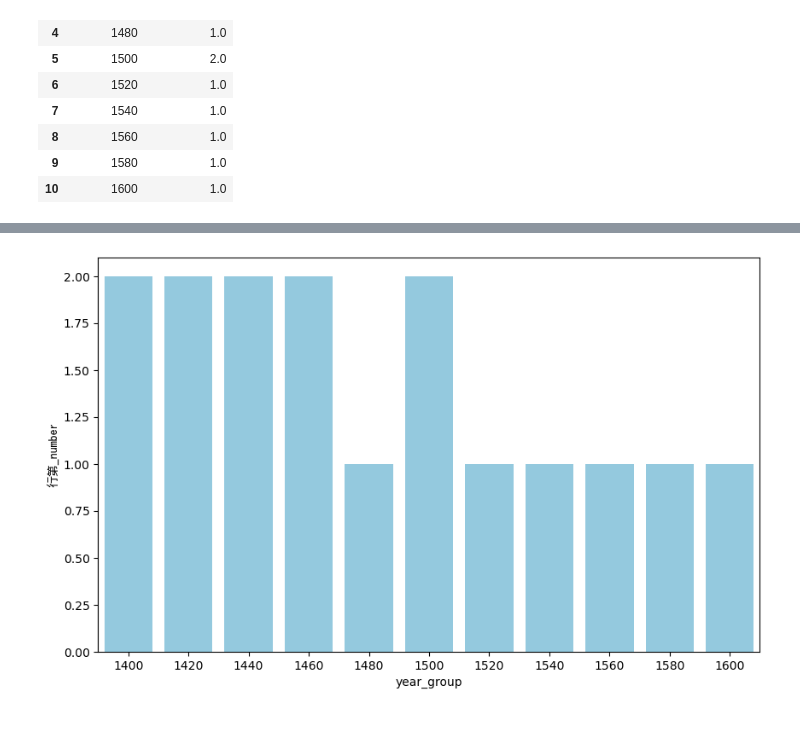
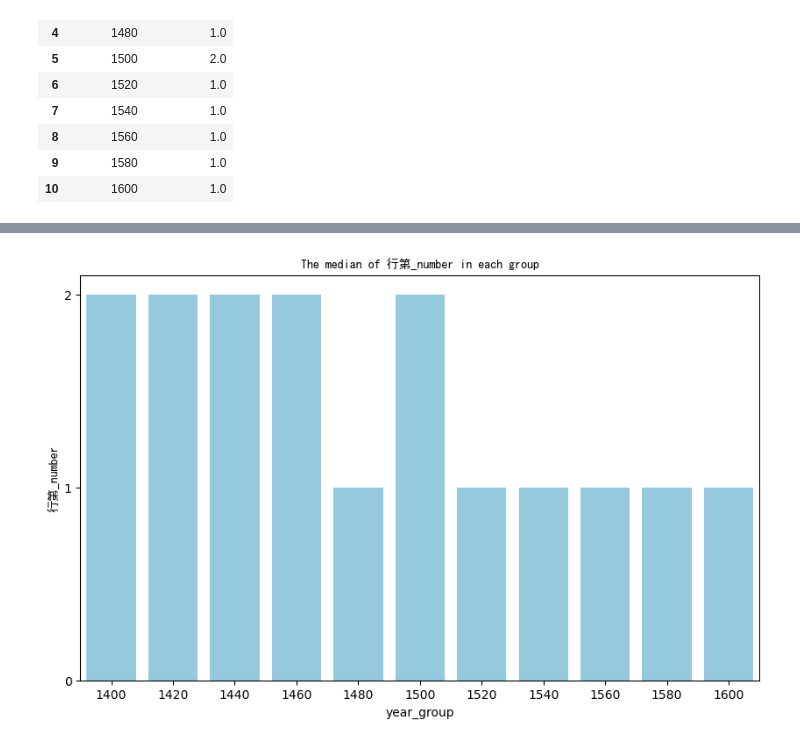
Before and after one commit to sudoghut/ming_provincial_metropolitan_palace_exam_rank_correlation, a Jupyter notebook: brothers.ipynb, the cells around one changed output, grey strips where cells are left out. Cells and saved outputs as stored; diff of their text form; code cells hidden in the pictures.

Commit message:
update yticks for 行第_number and chart titles

```diff
--- a/brothers.ipynb
+++ b/brothers.ipynb
@@ -257,7 +261,9 @@ Name: 行第_number, dtype: int64
 # %%
 plt.figure(figsize=(10, 6))
 sns.barplot(x='year_group', y='行第_number', data=df_hangdi_no_na_grouped, color='skyblue')
+plt.yticks([0, 1, 2])
 plt.ylabel('行第_number', fontproperties='SimHei')
+plt.title('The median of 行第_number in each group', fontproperties='SimHei')
 plt.show()
 # %% [output]
-[figure, old version]
+[figure, new version]
```
Also changed, not shown: parts of 4 cells of this notebook.
